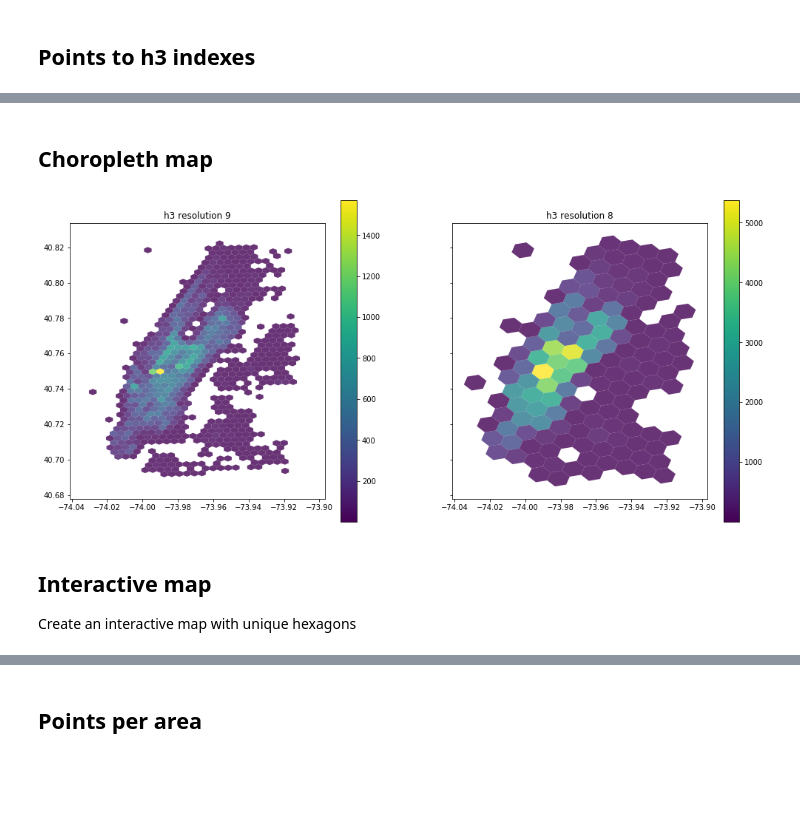
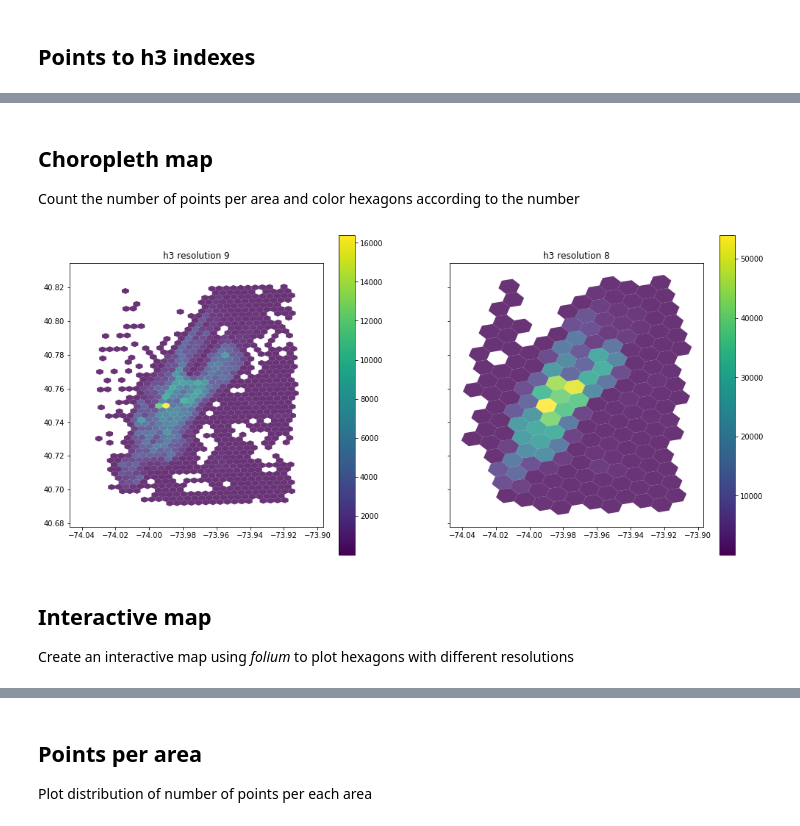
Before and after one commit to sash-ko/ai-transportation, a Jupyter notebook: demand-prediction/2-discrete-areas.ipynb, the cells around one changed output, grey strips where cells are left out. Saved outputs shown, nothing was run; the diff lists cells and outputs as text; code cells hidden in the pictures; blank space fills up the shorter version.

```diff
--- a/demand-prediction/2-discrete-areas.ipynb
+++ b/demand-prediction/2-discrete-areas.ipynb
@@ -24,6 +24,6 @@ pd.set_option('precision', 3)
 
 data = pd.read_feather('structured_data.feather')
 
-data = data.sample(100000)
+data = data.sample(1000000)
 
 data.head()
@@ -30,15 +39,16 @@ data.head()
 # %% [markdown]
 ## Points to h3 indexes
 # %%
+%%time
+
 def point_h3_indexes(points: pd.DataFrame, res: int) -> np.ndarray:
+    """Create h3 indexes for each lat-lon pair in points"""
+
     h3_indexes = points.apply(
         lambda point: h3.geo_to_h3(point['lat'], point['lon'], res),
         axis=1
     )
     return h3_indexes
 
-resolution = 8
-h3_indexes_res_8 = point_h3_indexes(data, resolution)
-
-resolution = 9
-h3_indexes_res_9 = point_h3_indexes(data, resolution)
+data['h3_res8'] = point_h3_indexes(data, 8)
+data['h3_res9'] = point_h3_indexes(data, 9)
@@ -45,36 +58,43 @@ h3_indexes_res_9 = point_h3_indexes(data, resolution)
-# %% [markdown]
-## Choropleth map
+# %% [markdown]
+## Choropleth map
+
+Count the number of points per area and color hexagons according to the number
 # %%
 from shapely.geometry import Polygon
 import geopandas as gpd
 
 
-def h3_to_polygon(item):
+def h3_to_polygon(item) -> Polygon:
+    """Convert h3 index to shapely polygon"""
     h3_index = item['index']
     boundary = h3.h3_to_geo_boundary(h3_address=h3_index, geo_json=True)
     return Polygon(boundary)
 
 
 fig = plt.figure(figsize=(17, 8))
 (ax1, ax2) = fig.subplots(1, 2, sharex=True, sharey=True)
 
-counts = h3_indexes_res_9.value_counts()
-counts = counts.to_frame(name='counts').reset_index()
+# plot hexagons with resolution 9
+counts = data.h3_res9.value_counts()
+counts = counts.to_frame(name='total').reset_index()
+
 geo_df = gpd.GeoDataFrame(counts, geometry=counts.apply(h3_to_polygon, axis=1))
-geo_df.plot(column='counts', alpha=0.8, legend=True, ax=ax1)
+geo_df.plot(column='total', alpha=0.8, legend=True, ax=ax1)
 ax1.set_title('h3 resolution 9')
 
-counts = h3_indexes_res_8.value_counts()
-counts = counts.to_frame(name='counts').reset_index()
+# plot hexagons with resolution 8
+counts = data.h3_res8.value_counts()
+counts = counts.to_frame(name='total').reset_index()
+
 geo_df = gpd.GeoDataFrame(counts, geometry=counts.apply(h3_to_polygon, axis=1))
-geo_df.plot(column='counts', alpha=0.8, legend=True, ax=ax2)
+geo_df.plot(column='total', alpha=0.8, legend=True, ax=ax2)
 ax2.set_title('h3 resolution 8');
 # %% [output]
-[figure, old version]
+[figure, new version]
 # %% [markdown]
 ## Interactive map
 
-Create an interactive map with unique hexagons
+Create an interactive map using _folium_ to plot hexagons with different resolutions
 # %%
 import geojson
 from geojson import FeatureCollection
@@ -121,3 +141,5 @@ m
 [interactive output not drawn]
 # %% [markdown]
 ## Points per area
+
+Plot distribution of number of points per each area
```
Also changed, not shown: parts of 11 cells of this notebook.
